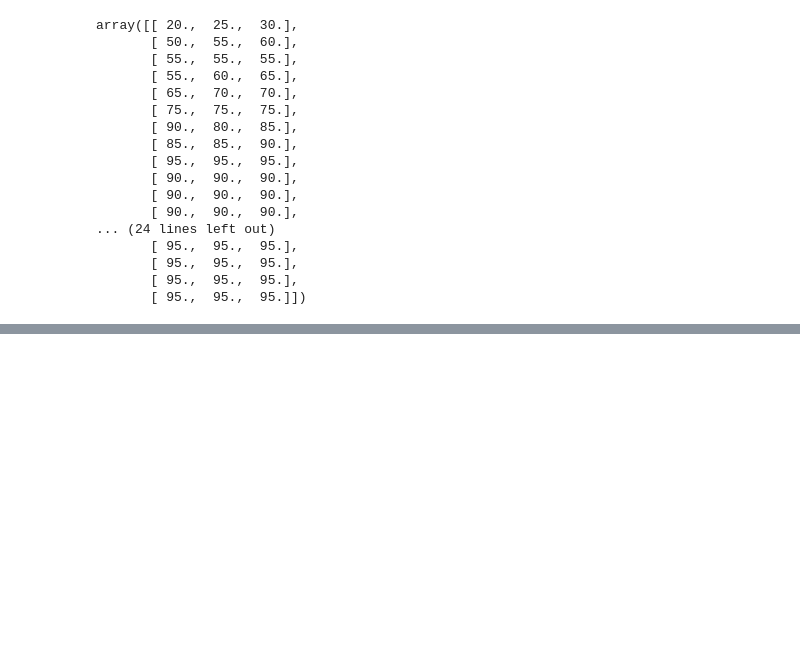
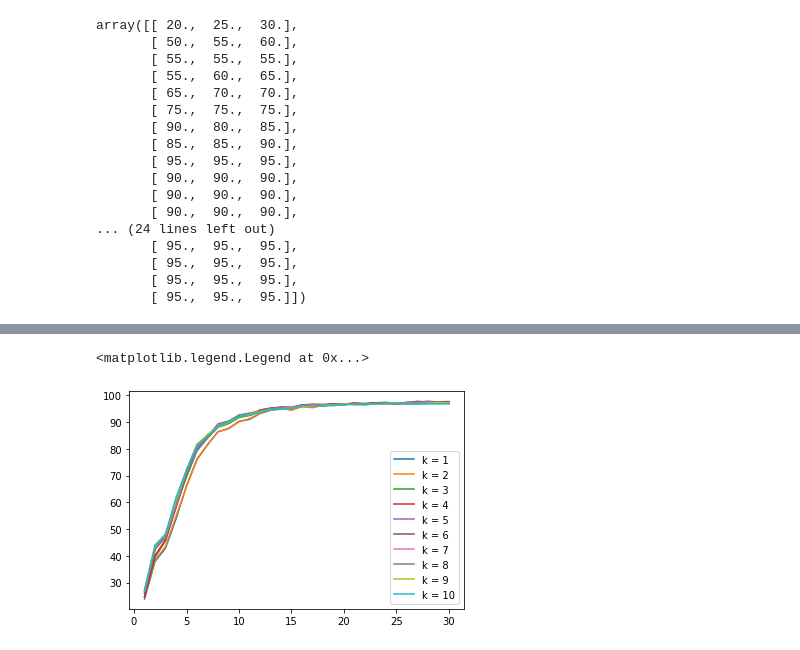
Before and after one commit to datascience-mobi-2022/2022-topic-01-team-02, a Jupyter notebook: new_.ipynb, the cells around one changed output, grey strips where cells are left out. Cells and saved outputs as stored; diff of their text form; code cells hidden in the pictures; blank space fills up the shorter version.

```diff
--- a/new_.ipynb
+++ b/new_.ipynb
@@ -118,0 +115,16 @@ array([[  0.,   0.,  10.,   0.,   0.,  10.,  10.,  10.,   0.,   0.],
+# %%
+PCs = list(range(1, 31))
+plt.plot(PCs, val_arr[:,0], label = "k = 1")
+plt.plot(PCs, val_arr[:,1], label = "k = 2")
+plt.plot(PCs, val_arr[:,2], label = "k = 3")
+plt.plot(PCs, val_arr[:,3], label = "k = 4")
+plt.plot(PCs, val_arr[:,4], label = "k = 5")
+plt.plot(PCs, val_arr[:,5], label = "k = 6")
+plt.plot(PCs, val_arr[:,6], label = "k = 7")
+plt.plot(PCs, val_arr[:,7], label = "k = 8")
+plt.plot(PCs, val_arr[:,8], label = "k = 9")
+plt.plot(PCs, val_arr[:,9], label = "k = 10")
+plt.legend()
+# %% [output]
+<matplotlib.legend.Legend at 0x...>
+[figure, added]
```
Also changed, not shown: parts of 2 cells of this notebook, 2 other files.
